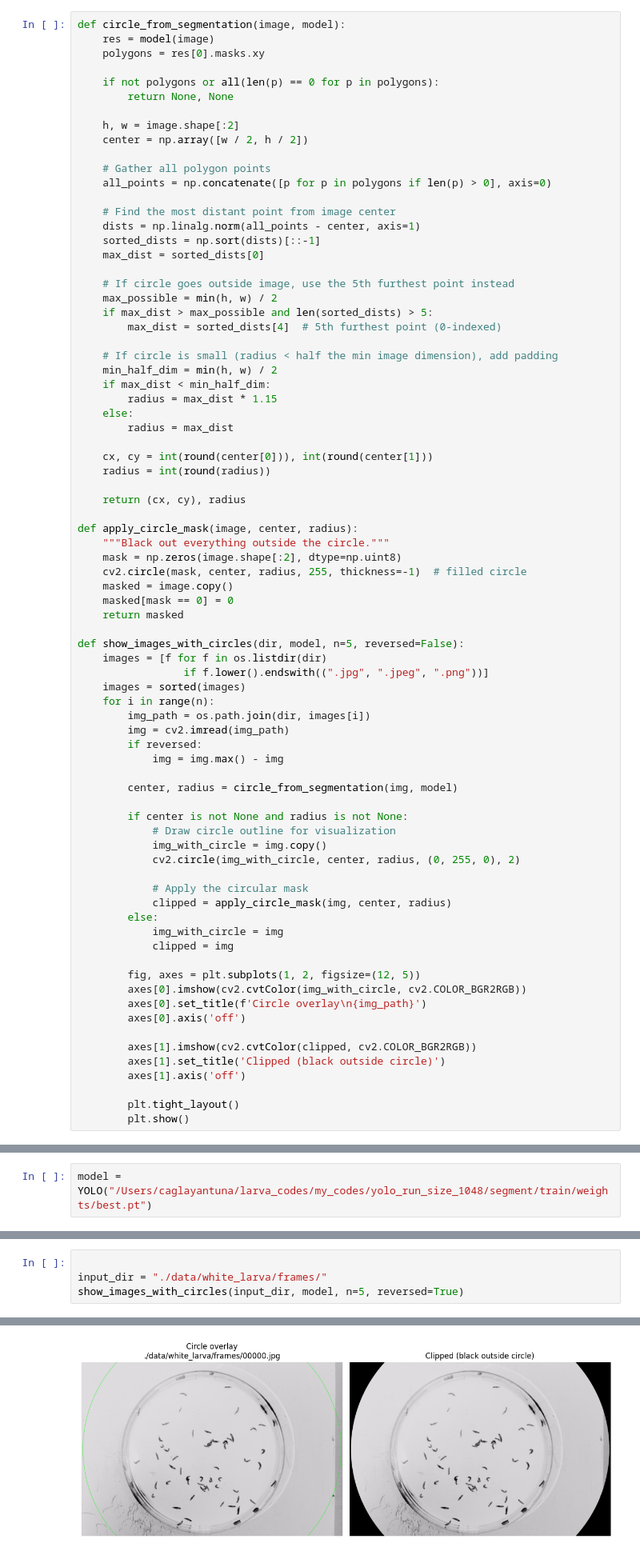
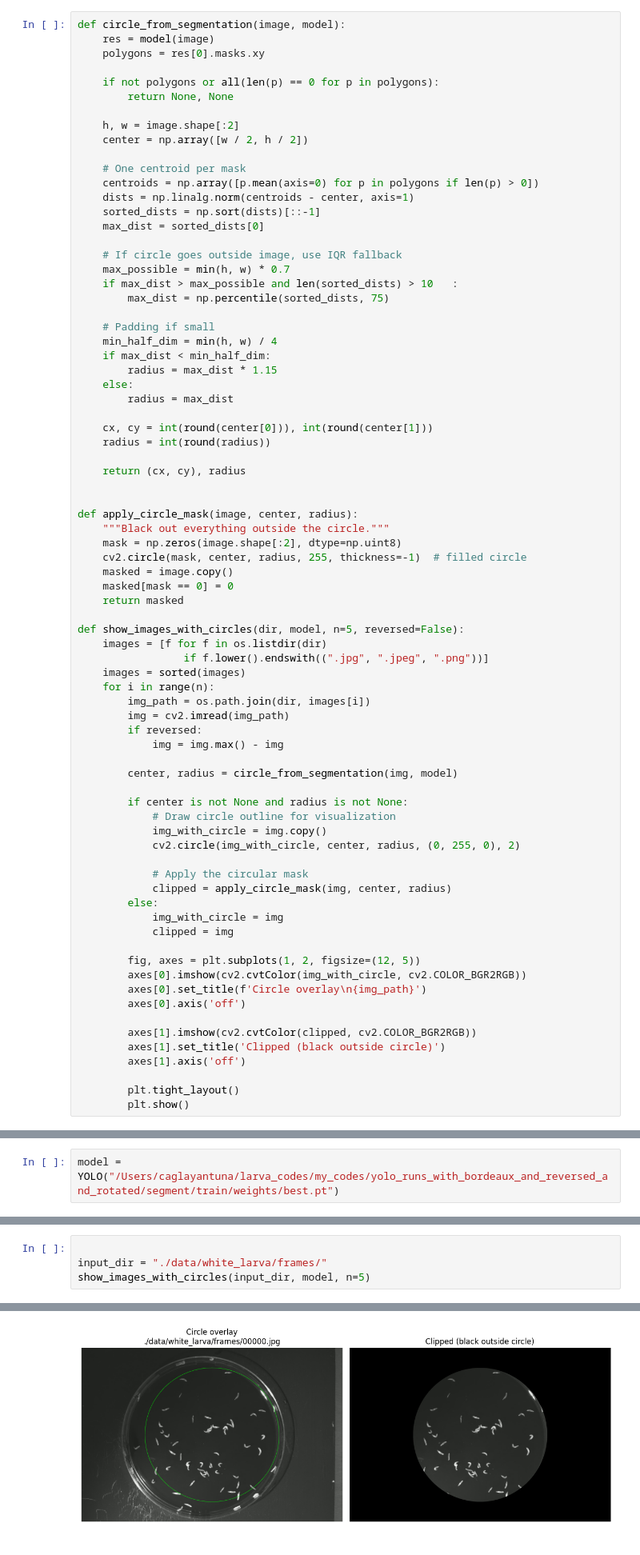
Before and after one commit to caglayantuna/tracking, a Jupyter notebook: border_from_segmentation.ipynb, the cells around one changed output, grey strips where cells are left out. Shown at 80% size. Saved outputs shown, nothing was run; the diff lists cells and outputs as text.

```diff
--- a/border_from_segmentation.ipynb
+++ b/border_from_segmentation.ipynb
@@ -19,21 +19,19 @@ def circle_from_segmentation(image, model):
     h, w = image.shape[:2]
     center = np.array([w / 2, h / 2])
 
-    # Gather all polygon points
-    all_points = np.concatenate([p for p in polygons if len(p) > 0], axis=0)
-
-    # Find the most distant point from image center
-    dists = np.linalg.norm(all_points - center, axis=1)
+    # One centroid per mask
+    centroids = np.array([p.mean(axis=0) for p in polygons if len(p) > 0])
+    dists = np.linalg.norm(centroids - center, axis=1)
     sorted_dists = np.sort(dists)[::-1]
     max_dist = sorted_dists[0]
 
-    # If circle goes outside image, use the 5th furthest point instead
-    max_possible = min(h, w) / 2
-    if max_dist > max_possible and len(sorted_dists) > 5:
-        max_dist = sorted_dists[4]  # 5th furthest point (0-indexed)
+    # If circle goes outside image, use IQR fallback
+    max_possible = min(h, w) * 0.7
+    if max_dist > max_possible and len(sorted_dists) > 10   :
+        max_dist = np.percentile(sorted_dists, 75)
 
-    # If circle is small (radius < half the min image dimension), add padding
-    min_half_dim = min(h, w) / 2
+    # Padding if small
+    min_half_dim = min(h, w) / 4
     if max_dist < min_half_dim:
         radius = max_dist * 1.15
     else:
@@ -43,6 +41,7 @@ def circle_from_segmentation(image, model):
     radius = int(round(radius))
 
     return (cx, cy), radius
+
 
 def apply_circle_mask(image, center, radius):
     """Black out everything outside the circle."""
@@ -89,7 +88,7 @@ def show_images_with_circles(dir, model, n=5, reversed=False):
 # %%
 input_dir = "./data/black_larva/frames/"
 # %%
-model = YOLO("/Users/caglayantuna/larva_codes/my_codes/yolo_run_size_1048/segment/train/weights/best.pt")
+model = YOLO("/Users/caglayantuna/larva_codes/my_codes/yolo_runs_with_bordeaux_and_reversed_and_rotated/segment/train/weights/best.pt")
 # %%
 show_images_with_circles(input_dir, model, n=5)
 # %% [output]
@@ -111,5 +110,5 @@ Speed: 12.0ms preprocess, 565.3ms inference, 220.8ms postprocess per image at sh
 # %%
 
 input_dir = "./data/white_larva/frames/"
-show_images_with_circles(input_dir, model, n=5, reversed=True)
+show_images_with_circles(input_dir, model, n=5)
 # %% [output]
@@ -118 +117 @@ Speed: 13.1ms preprocess, 452.9ms inference, 458.3ms postprocess per image at sh
-[figure, old version]
+[figure, new version]
```
Also changed, not shown: parts of 2 cells of this notebook, 3 other files.
